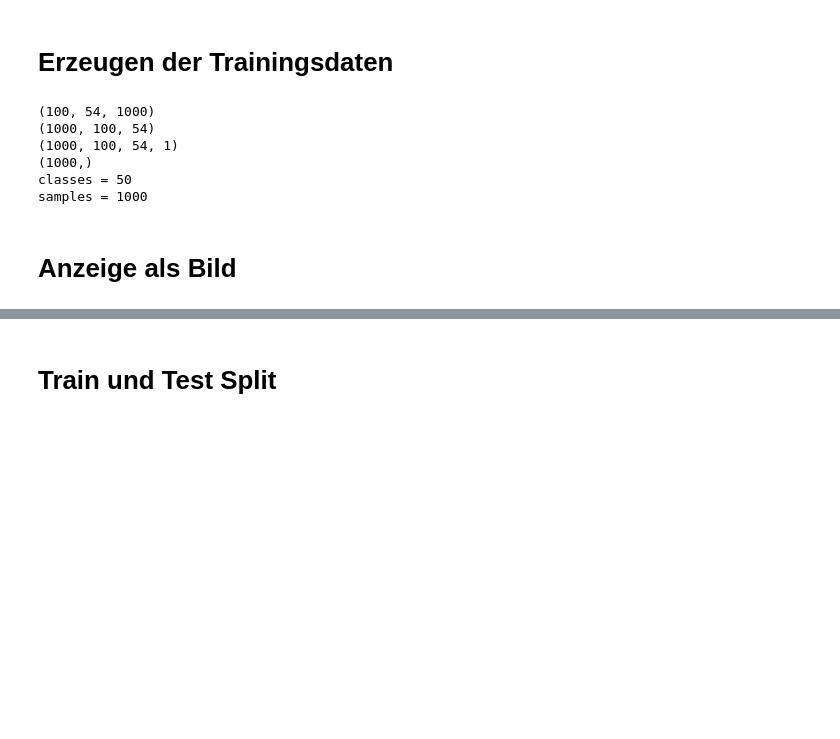
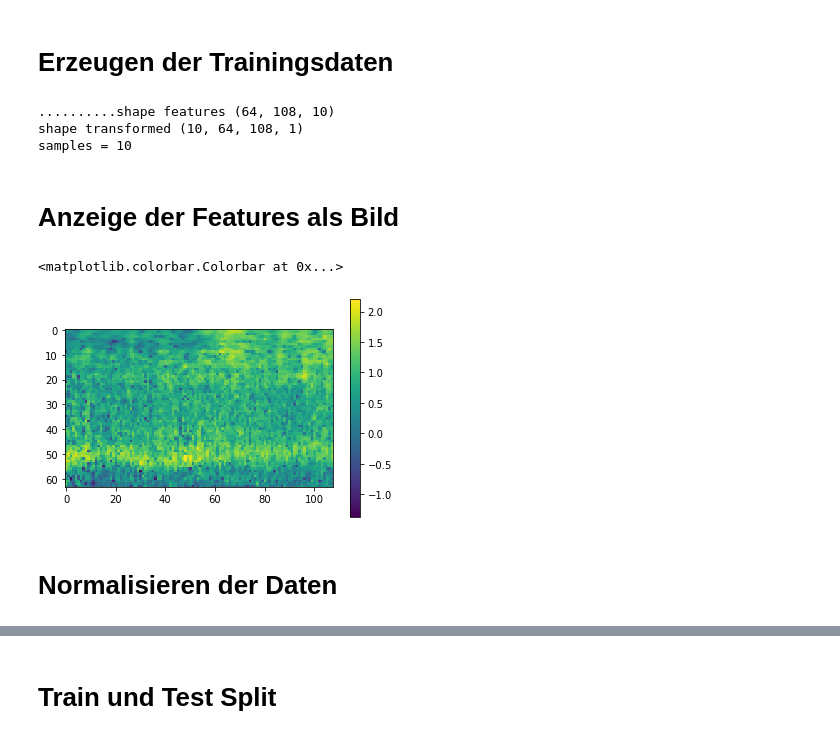
Before and after one commit to ditomax/mlwifianwender, a Jupyter notebook: 06 Anwendungsbeispiel Importing audio data plus classification.ipynb, the cells around one changed output, grey strips where cells are left out. Saved outputs shown, nothing was run; the diff lists cells and outputs as text; code cells hidden in the pictures; blank space fills up the shorter version.

```diff
--- a/06 Anwendungsbeispiel Importing audio data plus classification.ipynb
+++ b/06 Anwendungsbeispiel Importing audio data plus classification.ipynb
@@ -152,10 +219,21 @@ df.head()
 # %% [markdown]
 # Erzeugen der Trainingsdaten
 # %%
+#
+#
+#
+
+# step size
+window = 1024
+# frequency pins
+bins = 64
+
+
+
 def get_features (file, hop, bins):
 
     y = np.zeros(sampleLen);
-    yt, sr = librosa.core.load  (file, mono=True)
+    yt, sr = librosa.core.load (file, mono=True)
 
     if len(yt) == 0:
         print ('found empty file ' + file )
@@ -164,8 +242,11 @@ def get_features (file, hop, bins):
     min_length = min(len(y), len(yt))
     y[:min_length] = yt[:min_length]
 
-    C = librosa.feature.mfcc(y=y, sr=sr, hop_length=hop, n_mfcc = bins)
-    #print('mfcc {}'.format(C) )
+    # https://librosa.github.io/librosa/generated/librosa.feature.mfcc.html
+    #C = librosa.feature.mfcc(y=y, sr=sr, hop_length=hop, n_mfcc = bins)
+
+    #https://librosa.github.io/librosa/generated/librosa.core.cqt.html
+    C = np.log1p( 1000 * np.abs (librosa.core.cqt( y=y, sr=sr, hop_length=hop, n_bins=bins)))
 
     return C
 
@@ -173,12 +254,8 @@ memory = joblib.Memory(cachedir=localExtractionFolder+'/esc50_joblib', verbose=0
 cached_get_features = memory.cache(get_features)
 
 
-
-
 def compute_features (root_path):
 
-    hop = 2048
-    bins = 100
 
     classes = 50
     samples = 0
@@ -196,17 +273,20 @@ def compute_features (root_path):
                 fileName = os.path.splitext ( os.path.basename(item) )[0]
                 classID = int(fileName.split('-')[3])
 
-                mfcc = cached_get_features( os.path.join(root, item), hop, bins)
+                mfcc = cached_get_features( os.path.join(root, item), window, bins)
                 print(".",end='')
 
                 X_data.append(mfcc)
                 y_data.append(classID)
 
                 samples = samples + 1
-                if samples >= 1000:
+                if samples >= 100:
                     break
 
     X_data = np.stack(X_data, axis=2)
+
+    print('shape features {}'.format(X_data.shape))
+
     X_data = np.transpose(X_data, (2,0,1))
     d1 = X_data.shape[0]
     d2 = X_data.shape[1]
@@ -214,23 +294,33 @@ def compute_features (root_path):
     X_data = np.reshape(X_data, (d1,d2,d3,1))
     y_data = np.array(y_data)
 
+    print('shape transformed {}'.format(X_data.shape))
+
     print ("samples = " + str (samples))
 
     return X_data, y_data, classes, samples
 # %%
-x_data, y_data, classes, samples = compute_features ("data/ESC-50/ESC-50-master/audio")
+x_data, y_data, classes, samples = compute_features (audioData)
 # %% [output]
-(100, 54, 1000)
-(1000, 100, 54)
-(1000, 100, 54, 1)
-(1000,)
-classes = 50
-samples = 1000
+..........shape features (64, 108, 10)
+shape transformed (10, 64, 108, 1)
+samples = 10
 # %%
 x_data = x_data.astype('float32')
 y_data = y_data.astype('uint8')
 # %% [markdown]
-# Anzeige als Bild
+# Anzeige der Features als Bild
+# %%
+x_show = x_data[displayIndex]
+x_show = np.reshape(x_show, (64,108))
+#x_show = np.transpose(x_show,(1,0))
+plt.imshow(x_show)
+plt.colorbar()
+# %% [output]
+<matplotlib.colorbar.Colorbar at 0x...>
+[figure, added]
+# %% [markdown]
+# Normalisieren der Daten
 # %%
 def standardize (x):
     mu = np.mean (x, axis=0)
```
Also changed, not shown: parts of 20 cells of this notebook.
